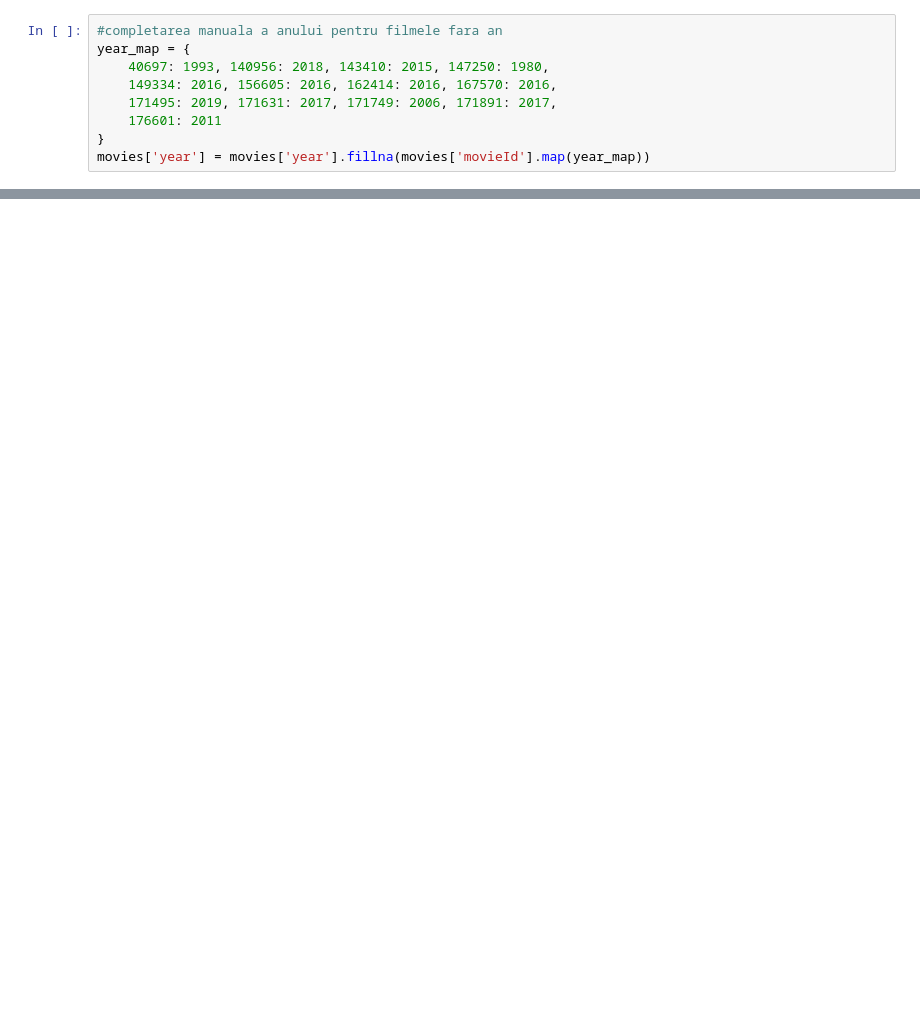
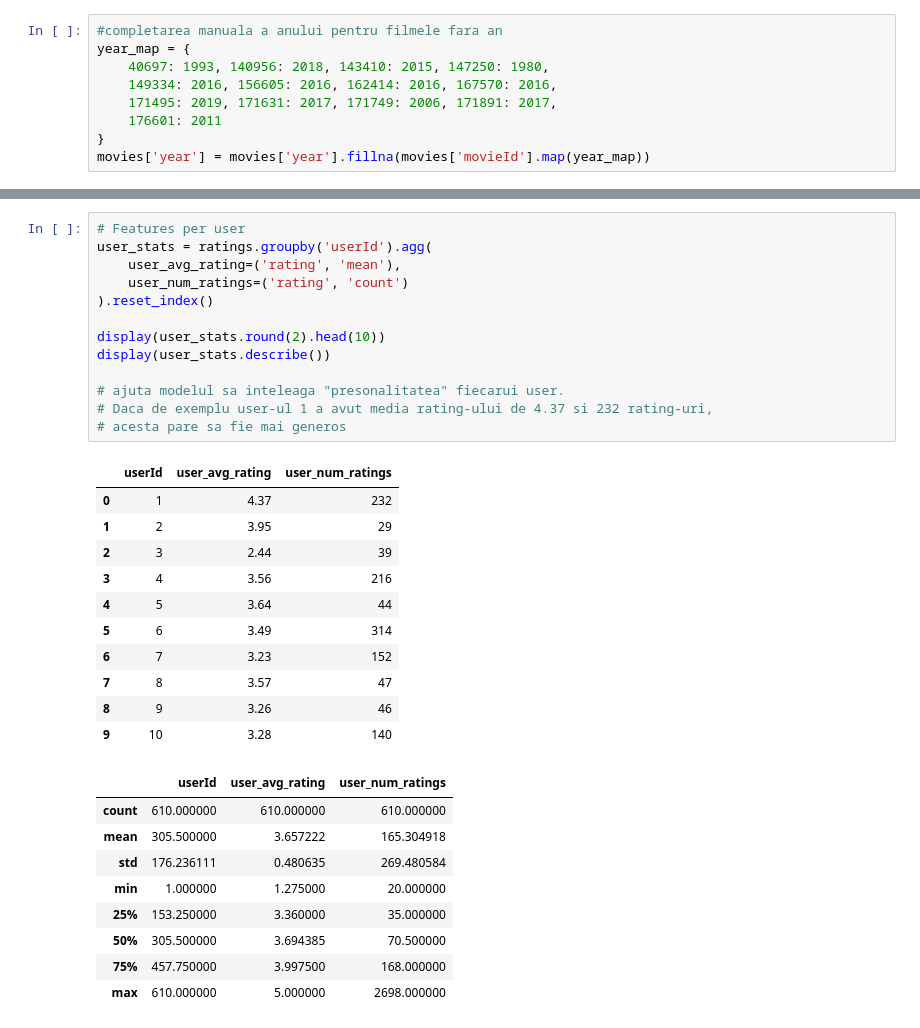
Before and after one commit to Alexandorel/ML-Product-Recommendation, a Jupyter notebook: src/python.ipynb, the cells around one changed output, grey strips where cells are left out. Drawn from its saved outputs; the diff is of its cells as text; blank space fills up the shorter version.

```diff
--- a/src/python.ipynb
+++ b/src/python.ipynb
@@ -117,0 +383,34 @@ display(tags.duplicated().sum())
+# %%
+# Features per user
+user_stats = ratings.groupby('userId').agg(
+    user_avg_rating=('rating', 'mean'),
+    user_num_ratings=('rating', 'count')
+).reset_index()
+
+display(user_stats.round(2).head(10))
+display(user_stats.describe())
+
+# ajuta modelul sa inteleaga "presonalitatea" fiecarui user.
+# Daca de exemplu user-ul 1 a avut media rating-ului de 4.37 si 232 rating-uri,
+# acesta pare sa fie mai generos
+# %% [output]
+|  | userId | user_avg_rating | user_num_ratings |
+| 0 | 1 | 4.37 | 232 |
+| 1 | 2 | 3.95 | 29 |
+| 2 | 3 | 2.44 | 39 |
+| 3 | 4 | 3.56 | 216 |
+| 4 | 5 | 3.64 | 44 |
+| 5 | 6 | 3.49 | 314 |
+| 6 | 7 | 3.23 | 152 |
+| 7 | 8 | 3.57 | 47 |
+| 8 | 9 | 3.26 | 46 |
+| 9 | 10 | 3.28 | 140 |
+|  | userId | user_avg_rating | user_num_ratings |
+| count | 610.000000 | 610.000000 | 610.000000 |
+| mean | 305.500000 | 3.657222 | 165.304918 |
+| std | 176.236111 | 0.480635 | 269.480584 |
+| min | 1.000000 | 1.275000 | 20.000000 |
+| 25% | 153.250000 | 3.360000 | 35.000000 |
+| 50% | 305.500000 | 3.694385 | 70.500000 |
+| 75% | 457.750000 | 3.997500 | 168.000000 |
+| max | 610.000000 | 5.000000 | 2698.000000 |
```
Also changed, not shown: parts of 20 cells of this notebook, 7 other files.
